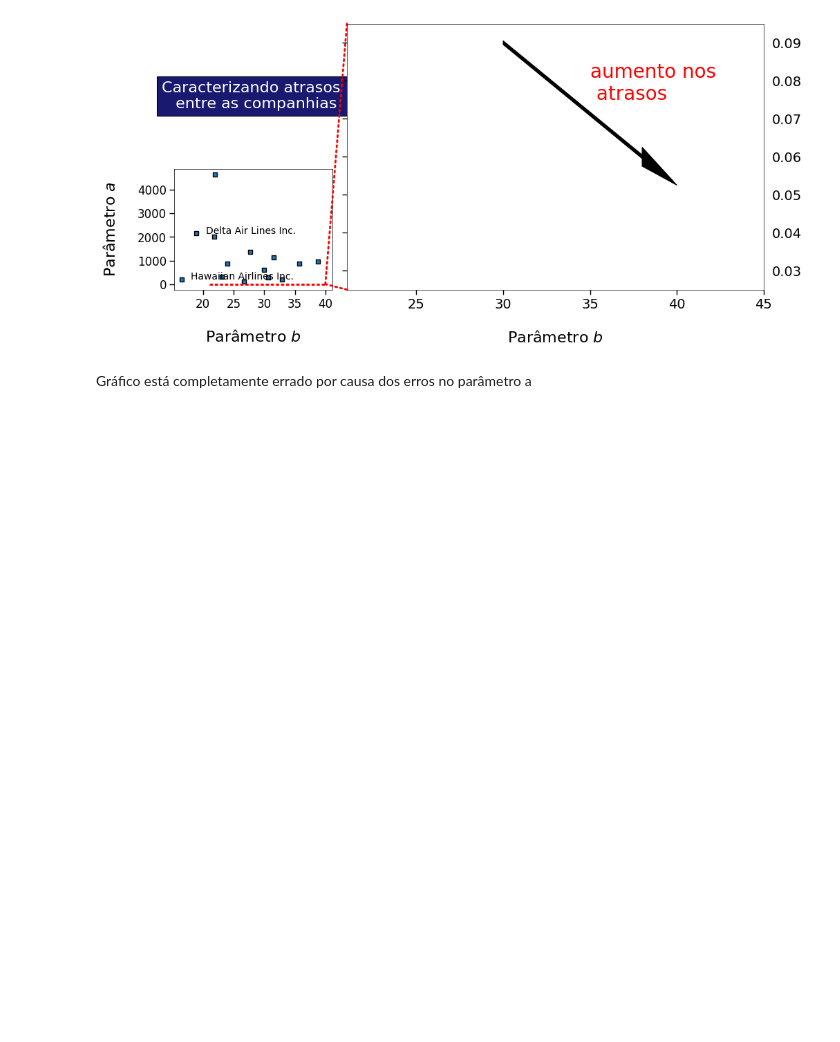
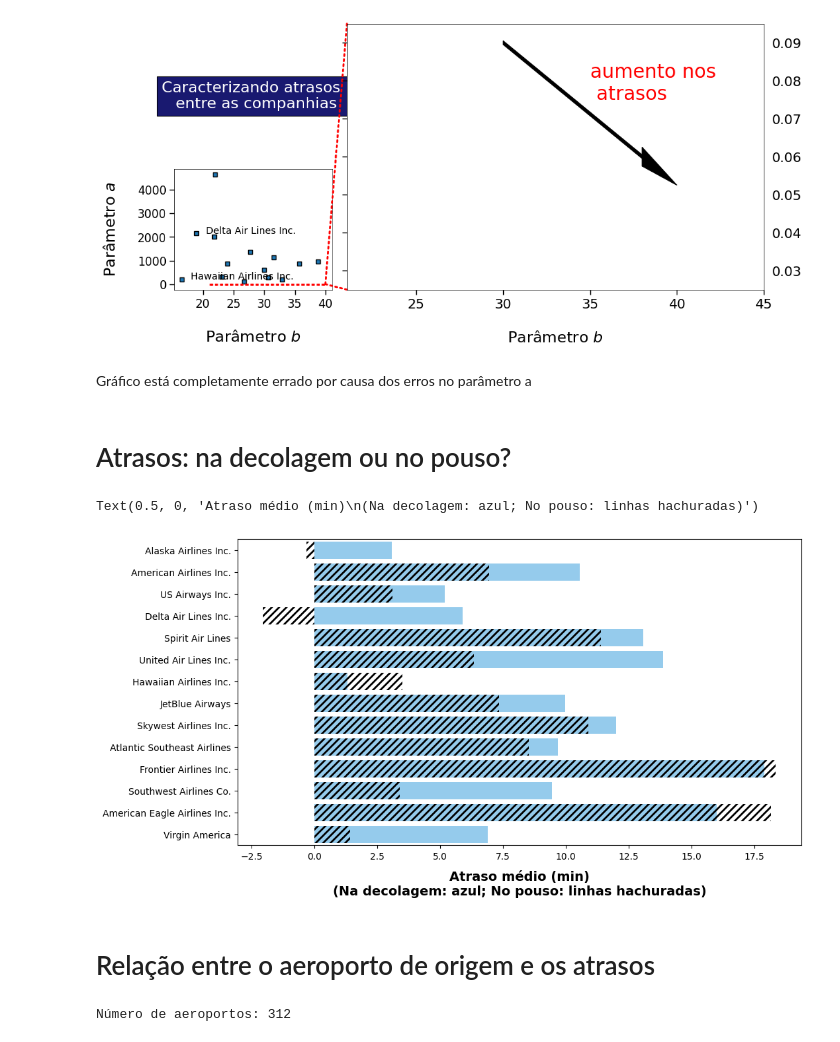
Before and after one commit to bekwendhausen/voos-kaggle-2015, a Jupyter notebook: flights-delay.ipynb, the cells around one changed output. Drawn from its saved outputs; the diff is of its cells as text; code cells hidden in the pictures; blank space fills up the shorter version.

Commit message:
atrasos por aeroportos

```diff
--- a/flights-delay.ipynb
+++ b/flights-delay.ipynb
@@ -113,10 +118,12 @@ df.loc[:5, ['SCHEDULED_DEPARTURE', 'SCHEDULED_ARRIVAL', 'DEPARTURE_TIME', 'ARRIV
 | 4 | 2015-01-01 00:25:00 | 03:20:00 | 00:24:00 | 02:59:00 | -1.0 | -21.0 |
 | 5 | 2015-01-01 00:25:00 | 06:02:00 | 00:20:00 | 06:10:00 | -5.0 | 8.0 |
 # %%
-a_remover = ['TAXI_OUT', 'TAXI_IN', 'WHEELS_ON', 'WHEELS_OFF', 'YEAR', 'MONTH','DAY','DAY_OF_WEEK','DATE', 'AIR_SYSTEM_DELAY', 'SECURITY_DELAY', 'AIRLINE_DELAY', 'LATE_AIRCRAFT_DELAY', 'WEATHER_DELAY', 'DIVERTED', 'CANCELLED', 'CANCELLATION_REASON', 'FLIGHT_NUMBER', 'TAIL_NUMBER', 'AIR_TIME', 'Unnamed: 0']
+a_remover = ['TAXI_OUT', 'TAXI_IN', 'WHEELS_ON', 'WHEELS_OFF', 'YEAR', 'MONTH', 'DAY', 'DAY_OF_WEEK', 'DATE', 'AIR_SYSTEM_DELAY', 'SECURITY_DELAY',
+             'AIRLINE_DELAY', 'LATE_AIRCRAFT_DELAY', 'WEATHER_DELAY', 'DIVERTED', 'CANCELLED', 'CANCELLATION_REASON', 'FLIGHT_NUMBER', 'TAIL_NUMBER', 'AIR_TIME', 'Unnamed: 0']
 
-df.drop(a_remover, axis = 1, inplace = True)
-df = df[['AIRLINE', 'ORIGIN_AIRPORT', 'DESTINATION_AIRPORT', 'SCHEDULED_DEPARTURE', 'DEPARTURE_TIME', 'DEPARTURE_DELAY', 'SCHEDULED_ARRIVAL', 'ARRIVAL_TIME', 'ARRIVAL_DELAY', 'SCHEDULED_TIME', 'ELAPSED_TIME']]
+df.drop(a_remover, axis=1, inplace=True)
+df = df[['AIRLINE', 'ORIGIN_AIRPORT', 'DESTINATION_AIRPORT', 'SCHEDULED_DEPARTURE', 'DEPARTURE_TIME',
+         'DEPARTURE_DELAY', 'SCHEDULED_ARRIVAL', 'ARRIVAL_TIME', 'ARRIVAL_DELAY', 'SCHEDULED_TIME', 'ELAPSED_TIME']]
 
 df[:5]
 # %% [output]
@@ -183,7 +192,8 @@ companhias_aereas
 | 12 | MQ | American Eagle Airlines Inc. |
 | 13 | VX | Virgin America |
 # %%
-abrev_companhias = companhias_aereas.set_index('IATA_CODE')['AIRLINE'].to_dict()
+abrev_companhias = companhias_aereas.set_index('IATA_CODE')[
+    'AIRLINE'].to_dict()
 # %%
 # Função que extrai parâmetros estatísticos a partir de um objeto groupby:
 
@@ -314,7 +325,9 @@ plt.tight_layout(w_pad=3)
 # %%
 # Função que define como atrasos são agrupados
 
-tipo_atraso = lambda x:((0,1)[x > 5],2)[x > 45]
+def tipo_atraso(x): return ((0, 1)[x > 5], 2)[x > 45]
+
+
 df['DELAY_LEVEL'] = df['DEPARTURE_DELAY'].apply(tipo_atraso)
 # %%
 fig = plt.figure(1, figsize=(10, 7))
@@ -522,3 +536,28 @@ plt.show()
 [figure]
 # %% [markdown]
 Gráfico está completamente errado por causa dos erros no parâmetro a
+# %% [markdown]
+# Atrasos: na decolagem ou no pouso?
+# %%
+mpl.rcParams.update(mpl.rcParamsDefault)
+mpl.rcParams['hatch.linewidth'] = 2.0
+
+fig = plt.figure(1, figsize=(11, 6))
+ax = sns.barplot(x="DEPARTURE_DELAY", y="AIRLINE", data=df, color="lightskyblue",
+                 ci=None)
+ax = sns.barplot(x="ARRIVAL_DELAY", y="AIRLINE", data=df, color="r", hatch='///',
+                 alpha=0.0, ci=None)
+labels = [abrev_companhias[item.get_text()] for item in ax.get_yticklabels()]
+ax.set_yticklabels(labels)
+ax.yaxis.label.set_visible(False)
+plt.xlabel('Atraso médio (min)\n(Na decolagem: azul; No pouso: linhas hachuradas)',
+           fontsize=14, weight='bold', labelpad=10)
+# %% [output]
+Text(0.5, 0, 'Atraso médio (min)\n(Na decolagem: azul; No pouso: linhas hachuradas)')
+[figure, added]
+# %% [markdown]
+# Relação entre o aeroporto de origem e os atrasos
+# %%
+print("Número de aeroportos: {}".format(len(df['ORIGIN_AIRPORT'].unique())))
+# %% [output]
+Número de aeroportos: 312
```
Also changed, not shown: parts of 17 cells of this notebook.
